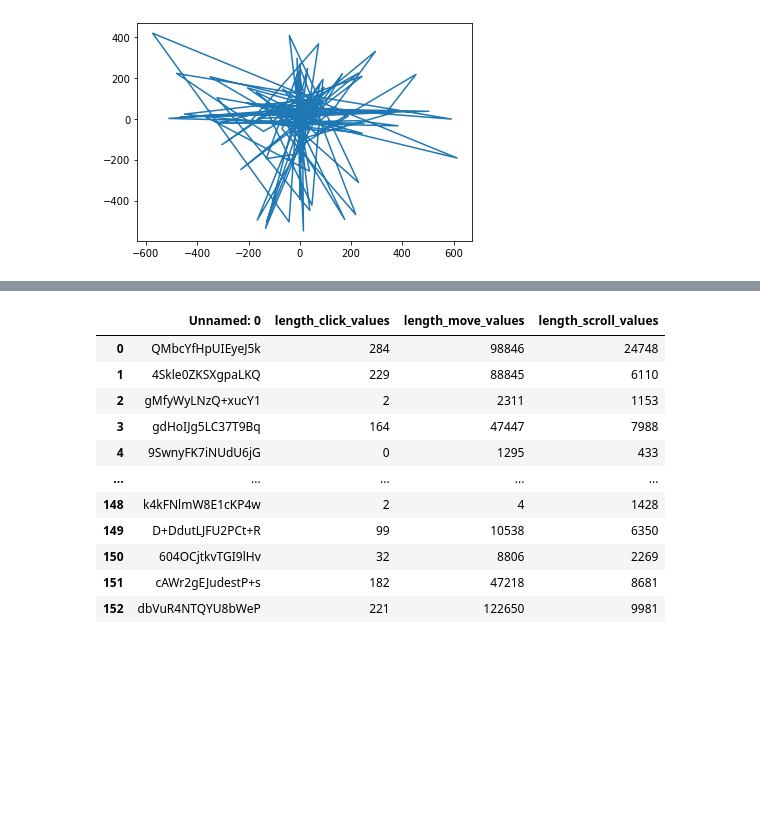
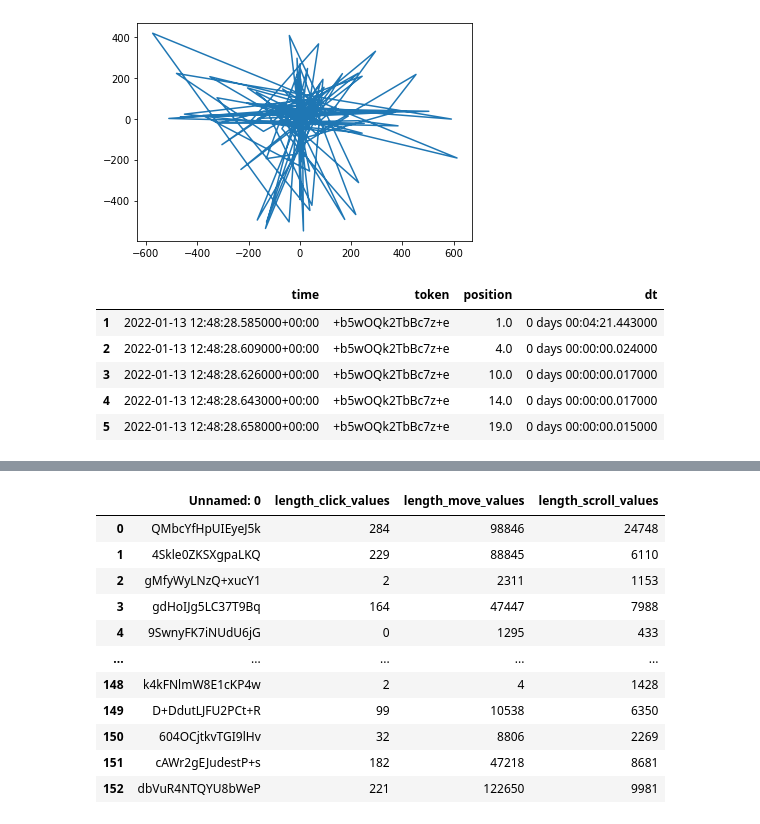
Before and after one commit to shalakasatheesh/mouse-dynamics-unofficial, a Jupyter notebook: data_analysis.ipynb, the cells around one changed output, grey strips where cells are left out. Cells and saved outputs as stored; diff of their text form; code cells hidden in the pictures; blank space fills up the shorter version.

```diff
--- a/data_analysis.ipynb
+++ b/data_analysis.ipynb
@@ -318,6 +354,16 @@ def create_user_logs(user_paths, action='click'):
             df.to_pickle('DLRV_Dataset/user_df_final/'+action+'/'+file)
         except:
             print('not a pickle file')
+# %%
+aaa = pd.read_pickle('DLRV_Dataset/user_df_final/scroll/df_scroll_user_+b5wOQk2TbBc7z+e.pkl')
+aaa.head()
+# %% [output]
+|  | time | token | position | dt |
+| 1 | 2022-01-13 12:48:28.585000+00:00 | +b5wOQk2TbBc7z+e | 1.0 | 0 days 00:04:21.443000 |
+| 2 | 2022-01-13 12:48:28.609000+00:00 | +b5wOQk2TbBc7z+e | 4.0 | 0 days 00:00:00.024000 |
+| 3 | 2022-01-13 12:48:28.626000+00:00 | +b5wOQk2TbBc7z+e | 10.0 | 0 days 00:00:00.017000 |
+| 4 | 2022-01-13 12:48:28.643000+00:00 | +b5wOQk2TbBc7z+e | 14.0 | 0 days 00:00:00.017000 |
+| 5 | 2022-01-13 12:48:28.658000+00:00 | +b5wOQk2TbBc7z+e | 19.0 | 0 days 00:00:00.015000 |
 # %%
 # !! Uncomment and run to re-create pickle files
 # create_user_logs(user_paths_1, 'click')
```
Also changed, not shown: parts of 12 cells of this notebook.
